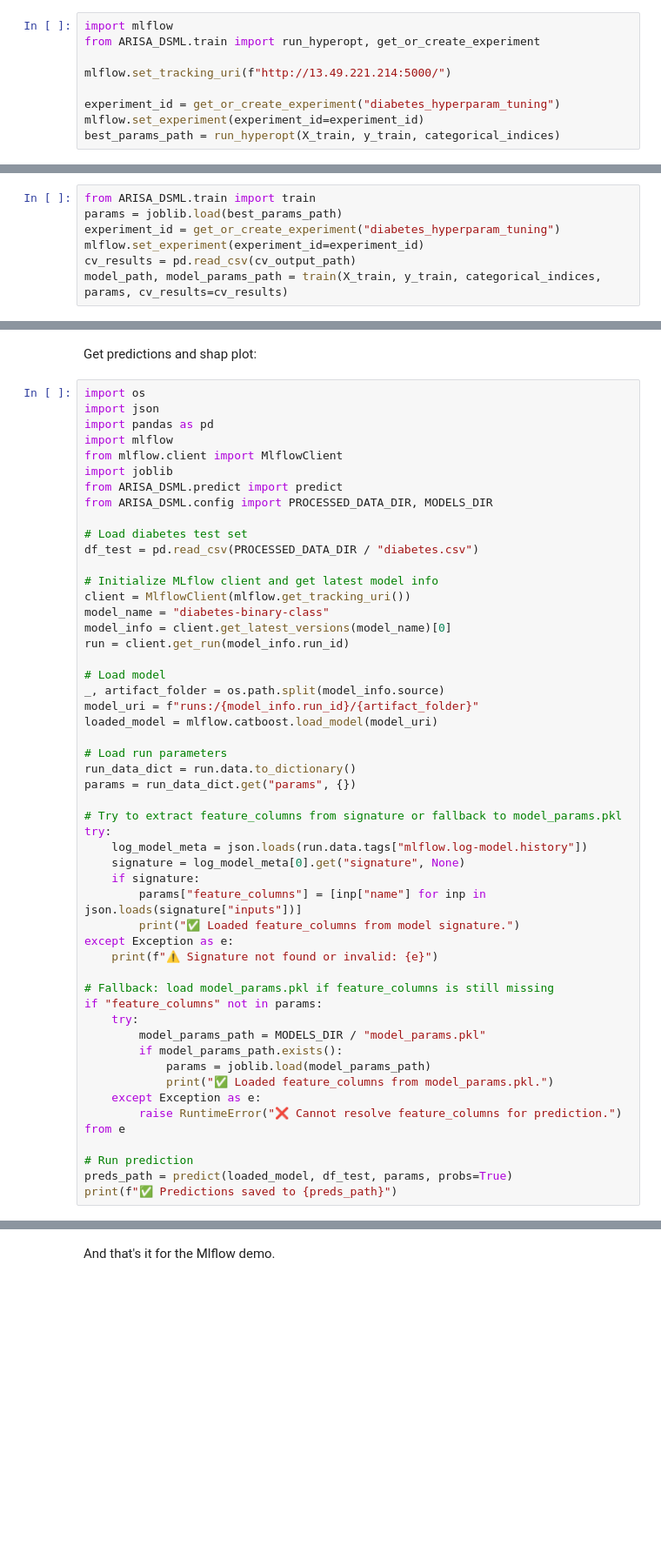
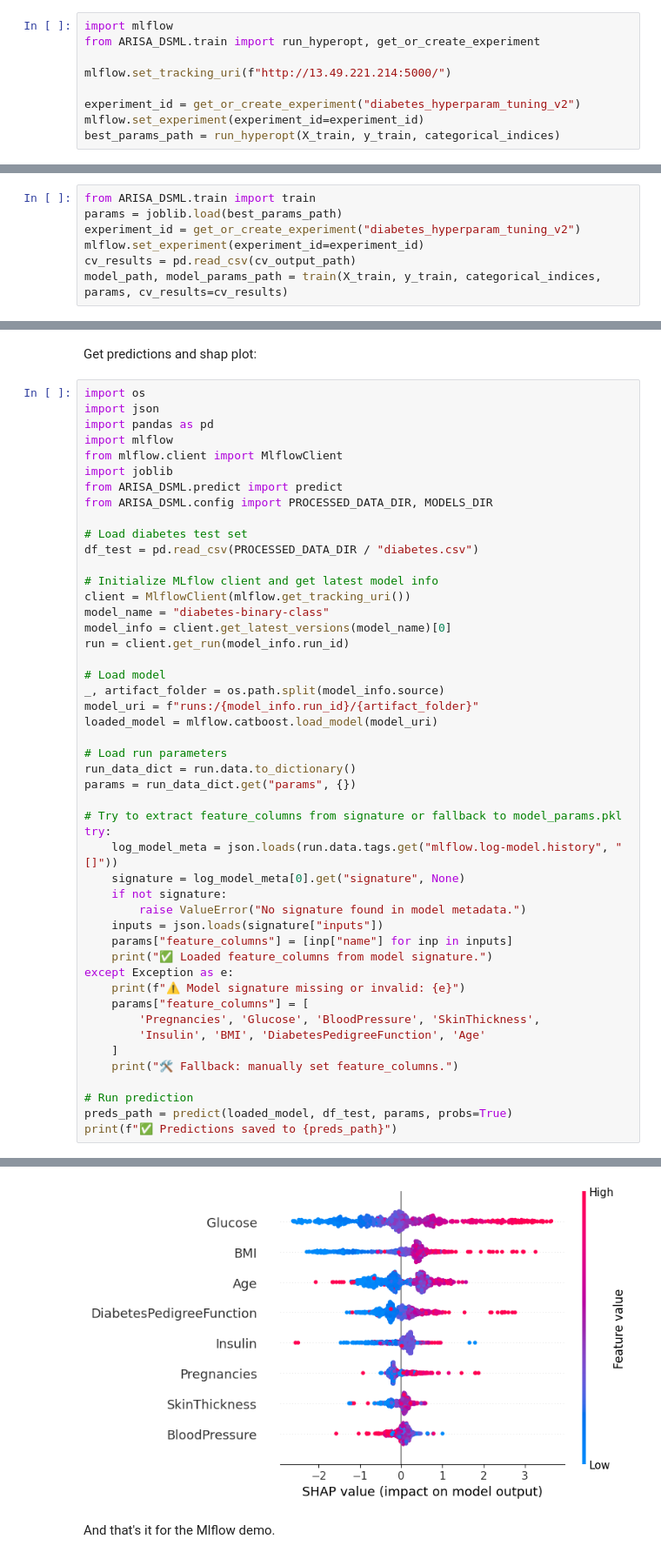
Before and after one commit to lknetleszek/MLOPSGradedFinal, a Jupyter notebook: notebooks/02-diabetes-MLflow.ipynb, the cells around one changed output, grey strips where cells are left out. Shown at 87% size. Cells and saved outputs as stored; diff of their text form; blank space fills up the shorter version.

Commit message:
added signatures to train.py ...

```diff
--- a/notebooks/02-diabetes-MLflow.ipynb
+++ b/notebooks/02-diabetes-MLflow.ipynb
@@ -147,7 +133,7 @@ from ARISA_DSML.train import run_hyperopt, get_or_create_experiment
 
 mlflow.set_tracking_uri(f"http://13.49.221.214:5000/")
 
-experiment_id = get_or_create_experiment("diabetes_hyperparam_tuning")
+experiment_id = get_or_create_experiment("diabetes_hyperparam_tuning_v2")
 mlflow.set_experiment(experiment_id=experiment_id)
 best_params_path = run_hyperopt(X_train, y_train, categorical_indices)
 # %% [output]
@@ -212,7 +198,7 @@ Fit model on full dataset:
 # %%
 from ARISA_DSML.train import train
 params = joblib.load(best_params_path)
-experiment_id = get_or_create_experiment("diabetes_hyperparam_tuning")
+experiment_id = get_or_create_experiment("diabetes_hyperparam_tuning_v2")
 mlflow.set_experiment(experiment_id=experiment_id)
 cv_results = pd.read_csv(cv_output_path)
 model_path, model_params_path = train(X_train, y_train, categorical_indices, params, cv_results=cv_results)
@@ -273,24 +296,22 @@ params = run_data_dict.get("params", {})
 
 # Try to extract feature_columns from signature or fallback to model_params.pkl
 try:
-    log_model_meta = json.loads(run.data.tags["mlflow.log-model.history"])
+    log_model_meta = json.loads(run.data.tags.get("mlflow.log-model.history", "[]"))
     signature = log_model_meta[0].get("signature", None)
-    if signature:
-        params["feature_columns"] = [inp["name"] for inp in json.loads(signature["inputs"])]
-        print("✅ Loaded feature_columns from model signature.")
+    if not signature:
+        raise ValueError("No signature found in model metadata.")
+    inputs = json.loads(signature["inputs"])
+    params["feature_columns"] = [inp["name"] for inp in inputs]
+    print("✅ Loaded feature_columns from model signature.")
 except Exception as e:
-    print(f"⚠️ Signature not found or invalid: {e}")
-
-# Fallback: load model_params.pkl if feature_columns is still missing
-if "feature_columns" not in params:
-    try:
-        model_params_path = MODELS_DIR / "model_params.pkl"
-        if model_params_path.exists():
-            params = joblib.load(model_params_path)
-            print("✅ Loaded feature_columns from model_params.pkl.")
-    except Exception as e:
-        raise RuntimeError("❌ Cannot resolve feature_columns for prediction.") from e
+    print(f"⚠️ Model signature missing or invalid: {e}")
+    params["feature_columns"] = [
+        'Pregnancies', 'Glucose', 'BloodPressure', 'SkinThickness',
+        'Insulin', 'BMI', 'DiabetesPedigreeFunction', 'Age'
+    ]
+    print("🛠️ Fallback: manually set feature_columns.")
 
 # Run prediction
 preds_path = predict(loaded_model, df_test, params, probs=True)
 print(f"✅ Predictions saved to {preds_path}")
+# %% [output]
@@ -297,2 +322,3 @@ print(f"✅ Predictions saved to {preds_path}")
+[figure, added]
 # %% [markdown]
 And that's it for the Mlflow demo.
```
Also changed, not shown: parts of 16 cells of this notebook, 9 other files.
